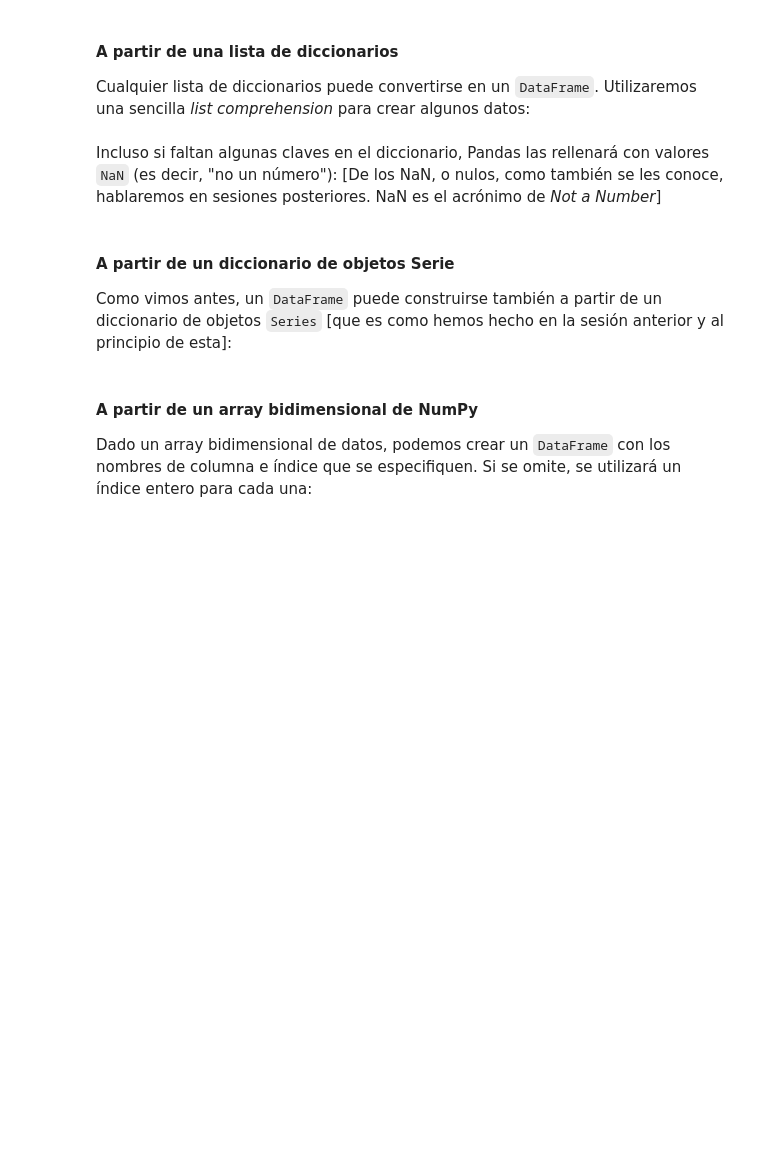
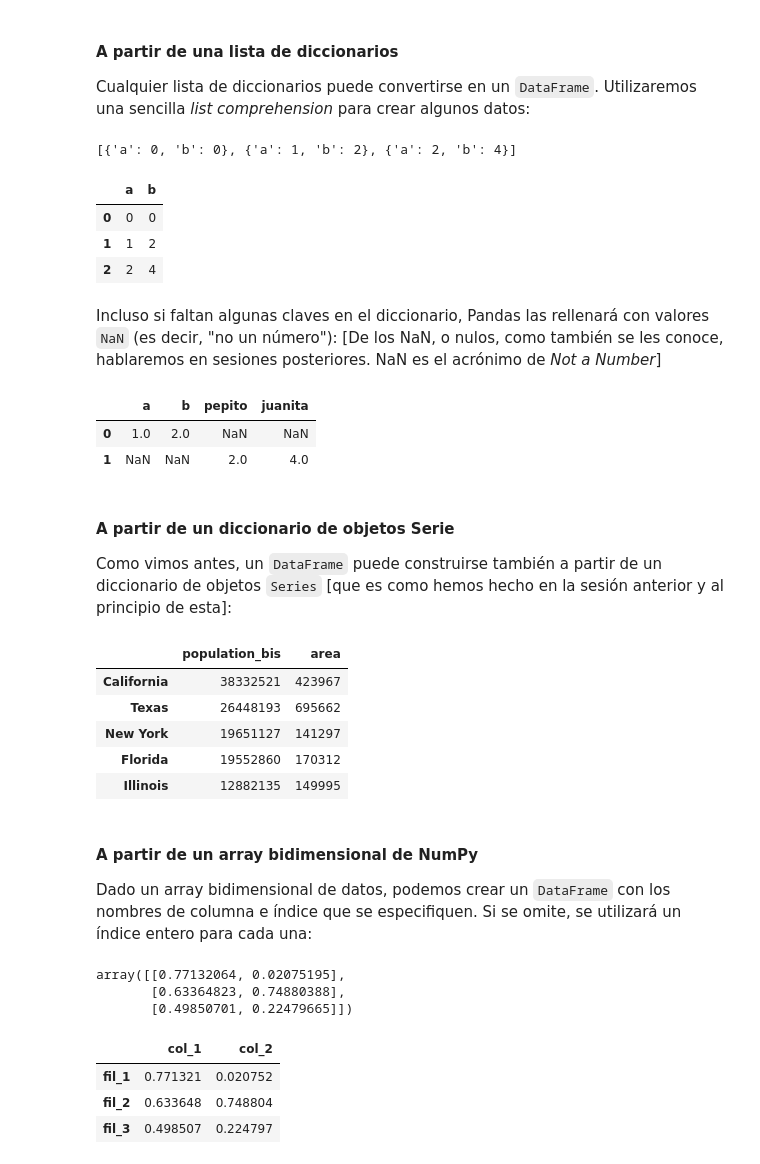
Before and after one commit to gabrielito7008/Gabriel-Acosta-DSOnline, a Jupyter notebook: 02_Herramientas_Avanzadas/Sprint_04/01_Pandas_I/01_Workout/05_DataFrame_II.ipynb, the cells around one changed output. Drawn from its saved outputs; the diff is of its cells as text; code cells hidden in the pictures; blank space fills up the shorter version.

```diff
--- a/02_Herramientas_Avanzadas/Sprint_04/01_Pandas_I/01_Workout/05_DataFrame_II.ipynb
+++ b/02_Herramientas_Avanzadas/Sprint_04/01_Pandas_I/01_Workout/05_DataFrame_II.ipynb
@@ -48,14 +91,58 @@ Un ``DataFrame`` es una colección de objetos ``Series``, y se puede construir u
 
 Cualquier lista de diccionarios puede convertirse en un ``DataFrame``.
 Utilizaremos una sencilla *list comprehension* para crear algunos datos:
+# %%
+dat = [{"a": i, "b": 2*i} for i in range (3)]
+dat
+# %% [output]
+[{'a': 0, 'b': 0}, {'a': 1, 'b': 2}, {'a': 2, 'b': 4}]
+# %%
+pd.DataFrame(dat)
+# %% [output]
+|  | a | b |
+| 0 | 0 | 0 |
+| 1 | 1 | 2 |
+| 2 | 2 | 4 |
 # %% [markdown]
 Incluso si faltan algunas claves en el diccionario, Pandas las rellenará con valores ``NaN`` (es decir, "no un número"): [De los NaN, o nulos, como también se les conoce, hablaremos en sesiones posteriores. NaN es el acrónimo de *Not a Number*]
+# %%
+pd.DataFrame([{"a": 1, "b": 2}, {"pepito": 2, "juanita": 4}])
+# %% [output]
+|  | a | b | pepito | juanita |
+| 0 | 1.0 | 2.0 | NaN | NaN |
+| 1 | NaN | NaN | 2.0 | 4.0 |
 # %% [markdown]
 #### A partir de un diccionario de objetos Serie
 
 Como vimos antes, un ``DataFrame`` puede construirse también a partir de un diccionario de objetos ``Series`` [que es como hemos hecho en la sesión anterior y al principio de esta]:
+# %%
+pd.DataFrame({"population_bis": population, "area": area})
+# %% [output]
+|  | population_bis | area |
+| California | 38332521 | 423967 |
+| Texas | 26448193 | 695662 |
+| New York | 19651127 | 141297 |
+| Florida | 19552860 | 170312 |
+| Illinois | 12882135 | 149995 |
 # %% [markdown]
 #### A partir de un array bidimensional de NumPy
 
 Dado un array bidimensional de datos, podemos crear un ``DataFrame`` con los nombres de columna e índice que se especifiquen.
 Si se omite, se utilizará un índice entero para cada una:
+# %%
+import numpy as np
+np.random.seed(10)
+array_base = np.random.rand(3,2)
+array_base
+# %% [output]
+array([[0.77132064, 0.02075195],
+       [0.63364823, 0.74880388],
+       [0.49850701, 0.22479665]])
+# %%
+pd.DataFrame(array_base, columns =["col_1", "col_2"],
+            index = ["fil_1", "fil_2", "fil_3"])
+# %% [output]
+|  | col_1 | col_2 |
+| fil_1 | 0.771321 | 0.020752 |
+| fil_2 | 0.633648 | 0.748804 |
+| fil_3 | 0.498507 | 0.224797 |
```
Also changed, not shown: parts of 5 cells of this notebook, 9 other files.
